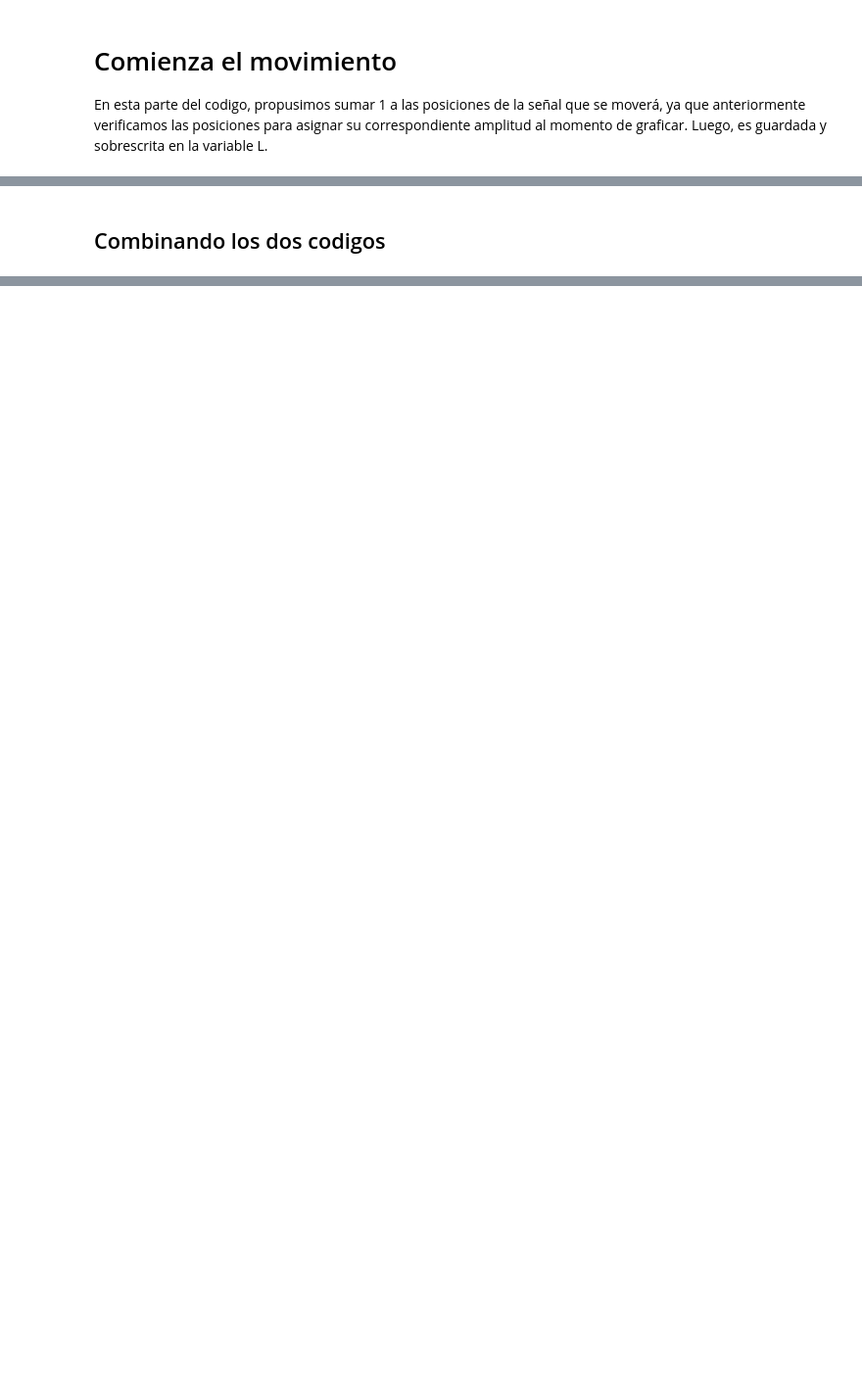
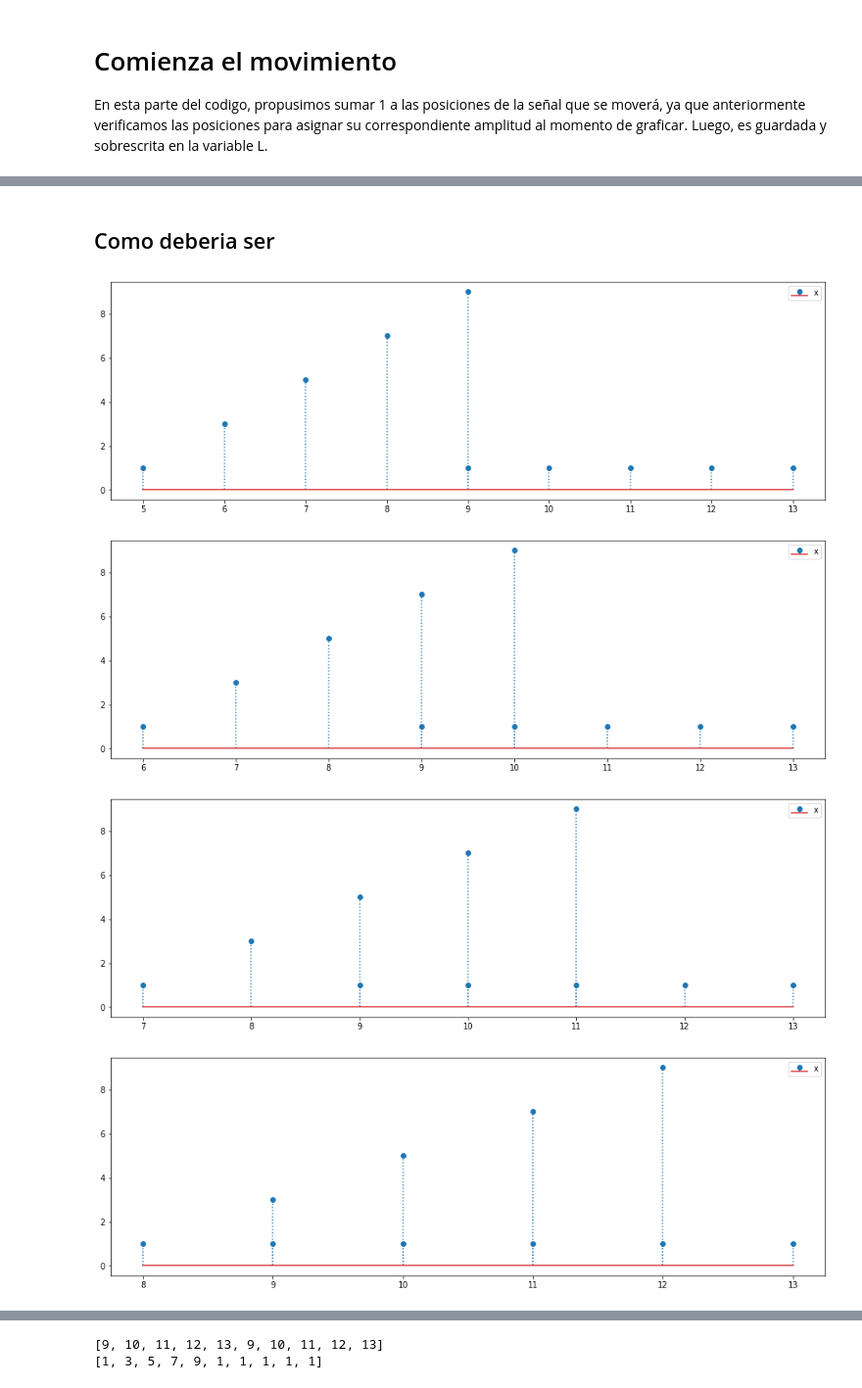
Before and after one commit to Felipe-Veli/Repositorio-1, a Jupyter notebook: Trabajo_Conv.ipynb, the cells around one changed output, grey strips where cells are left out. Shown: that part at 98% size. Saved outputs shown, nothing was run; the diff lists cells and outputs as text; code cells hidden in the pictures; blank space fills up the shorter version.

```diff
--- a/Trabajo_Conv.ipynb
+++ b/Trabajo_Conv.ipynb
@@ -174,27 +209,0 @@ Al llegar el momento de superposicion de elementos, tenemos un problema de forma
-# %%
-print("n normal:",n)
-
-n2=[]
-cont3=0
-n2.extend(n)
-
-for a in range(1):
-    for R in range (len(x_n)):
-        x_n[R]=x_n[R]+1
-
-    for d in x_n:
-        for e in h_n:
-            if d==e:
-                if max(x_n)<=max(h_n):
-                    print(d,e)
-                    print(C+len(x)+c+cont3)
-                    n2.insert(C+len(x)+c+cont3,e)
-                    cont3=cont3+2
-
-                elif max(x_n)>max(h_n):
-                    if d==e:
-                        print(d,e)
-                        n2.insert((n2.index(e)),e)
-                        print(n2.index(e))
-
-print("n alterado:",n2)
@@ -201,2 +283,21 @@ print("n alterado:",n2)
 # %% [markdown]
-## Combinando los dos codigos
+## Como deberia ser
+# %%
+x_n=[4,5,6,7,8]
+h_n=[9,10,11,12,13]
+
+for a in range(len(x_n)):
+    for R in range (len(x_n)):
+        x_n[R]=x_n[R]+1
+
+
+    L1=x_n+h_n
+    stem(L1,K)
+
+print(L1)
+print(K)
+# %% [output]
+[figure, added]
+[figure, added]
+[figure, added]
+[figure, added]
@@ -203,3 +305,5 @@ print("n alterado:",n2)
+[9, 10, 11, 12, 13, 9, 10, 11, 12, 13]
+[1, 3, 5, 7, 9, 1, 1, 1, 1, 1]
 # %% [markdown]
 ## Convolución
 
```
Also changed, not shown: parts of 11 cells of this notebook.
